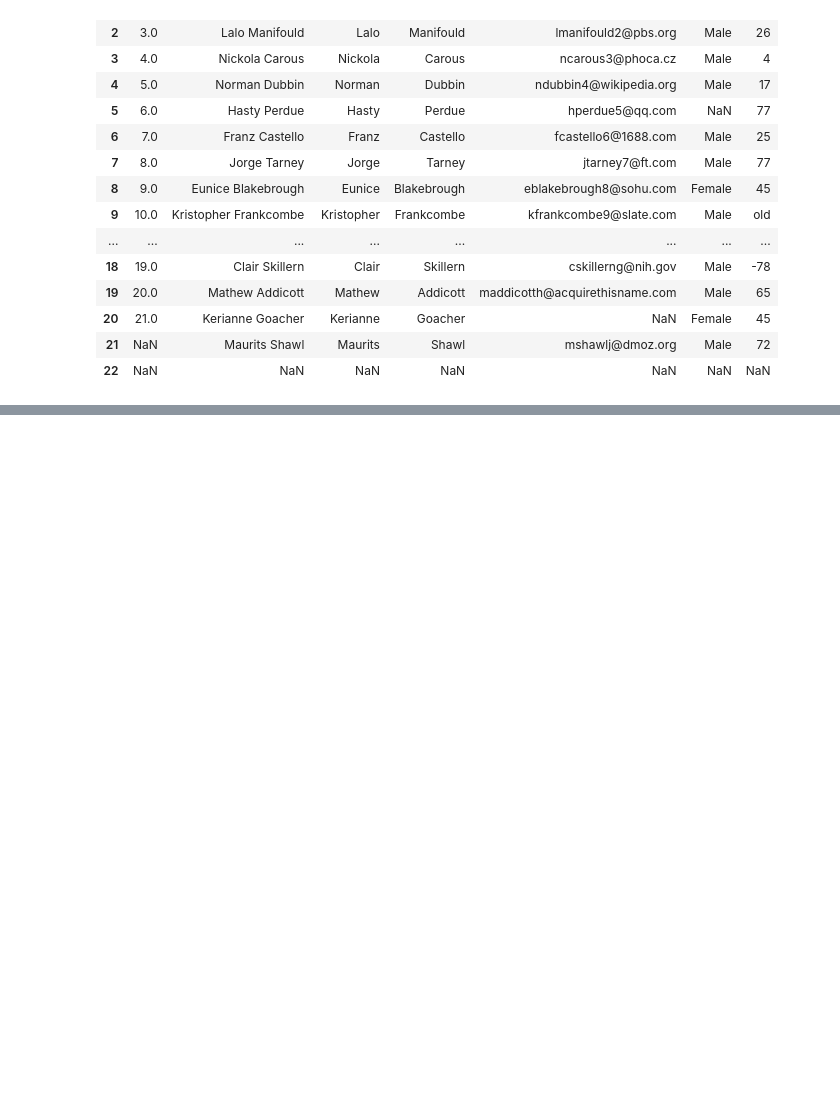
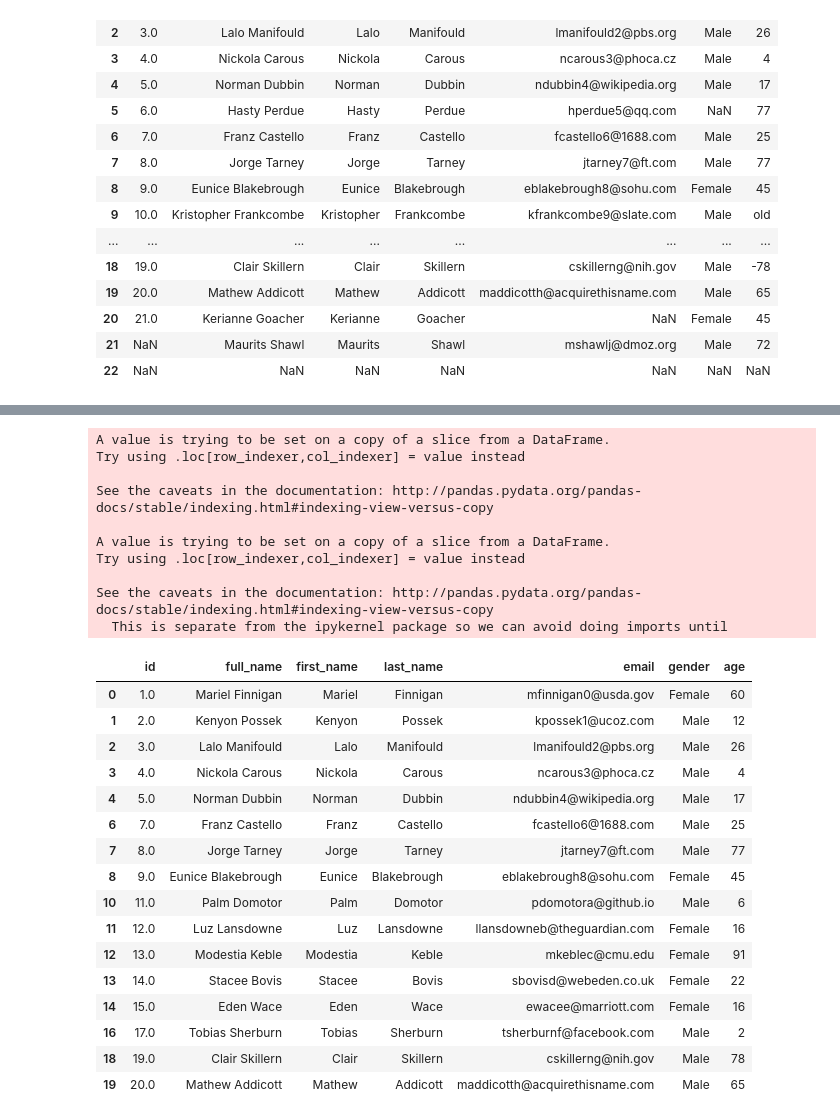
Before and after one commit to malinkristin/python, a Jupyter notebook: src/jupyter/ESA7_Data_Cleaning.ipynb, the cells around one changed output, grey strips where cells are left out. Saved outputs shown, nothing was run; the diff lists cells and outputs as text; code cells hidden in the pictures; blank space fills up the shorter version.

```diff
--- a/src/jupyter/ESA7_Data_Cleaning.ipynb
+++ b/src/jupyter/ESA7_Data_Cleaning.ipynb
@@ -72,3 +93,36 @@ df
 | 16 | 17.0 | Tobias Sherburn | Tobias | Sherburn | tsherburnf@facebook.com | Male | 2 |
 | 18 | 19.0 | Clair Skillern | Clair | Skillern | cskillerng@nih.gov | Male | -78 |
 | 19 | 20.0 | Mathew Addicott | Mathew | Addicott | maddicotth@acquirethisname.com | Male | 65 |
+# %%
+# avoid negative value in age
+df['age'] = pd.to_numeric(df['age'])
+df['age'] = abs(df['age'])
+df
+# %% [output]
+A value is trying to be set on a copy of a slice from a DataFrame.
+Try using .loc[row_indexer,col_indexer] = value instead
+
+See the caveats in the documentation: http://pandas.pydata.org/pandas-docs/stable/indexing.html#indexing-view-versus-copy
+
+A value is trying to be set on a copy of a slice from a DataFrame.
+Try using .loc[row_indexer,col_indexer] = value instead
+
+See the caveats in the documentation: http://pandas.pydata.org/pandas-docs/stable/indexing.html#indexing-view-versus-copy
+  This is separate from the ipykernel package so we can avoid doing imports until
+|  | id | full_name | first_name | last_name | email | gender | age |
+| 0 | 1.0 | Mariel Finnigan | Mariel | Finnigan | mfinnigan0@usda.gov | Female | 60 |
+| 1 | 2.0 | Kenyon Possek | Kenyon | Possek | kpossek1@ucoz.com | Male | 12 |
+| 2 | 3.0 | Lalo Manifould | Lalo | Manifould | lmanifould2@pbs.org | Male | 26 |
+| 3 | 4.0 | Nickola Carous | Nickola | Carous | ncarous3@phoca.cz | Male | 4 |
+| 4 | 5.0 | Norman Dubbin | Norman | Dubbin | ndubbin4@wikipedia.org | Male | 17 |
+| 6 | 7.0 | Franz Castello | Franz | Castello | fcastello6@1688.com | Male | 25 |
+| 7 | 8.0 | Jorge Tarney | Jorge | Tarney | jtarney7@ft.com | Male | 77 |
+| 8 | 9.0 | Eunice Blakebrough | Eunice | Blakebrough | eblakebrough8@sohu.com | Female | 45 |
+| 10 | 11.0 | Palm Domotor | Palm | Domotor | pdomotora@github.io | Male | 6 |
+| 11 | 12.0 | Luz Lansdowne | Luz | Lansdowne | llansdowneb@theguardian.com | Female | 16 |
+| 12 | 13.0 | Modestia Keble | Modestia | Keble | mkeblec@cmu.edu | Female | 91 |
+| 13 | 14.0 | Stacee Bovis | Stacee | Bovis | sbovisd@webeden.co.uk | Female | 22 |
+| 14 | 15.0 | Eden Wace | Eden | Wace | ewacee@marriott.com | Female | 16 |
+| 16 | 17.0 | Tobias Sherburn | Tobias | Sherburn | tsherburnf@facebook.com | Male | 2 |
+| 18 | 19.0 | Clair Skillern | Clair | Skillern | cskillerng@nih.gov | Male | 78 |
+| 19 | 20.0 | Mathew Addicott | Mathew | Addicott | maddicotth@acquirethisname.com | Male | 65 |
```
Also changed, not shown: parts of 5 cells of this notebook.
